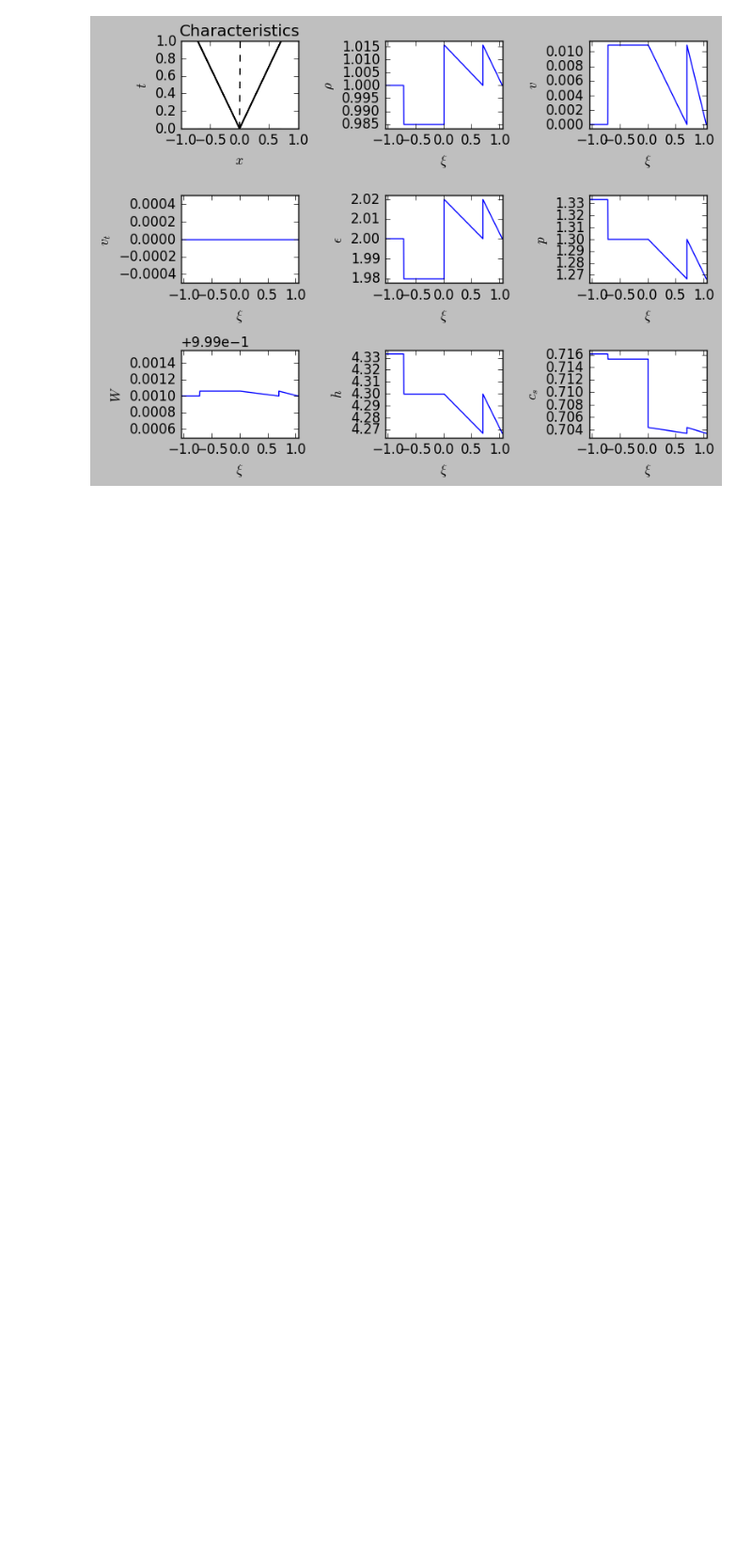
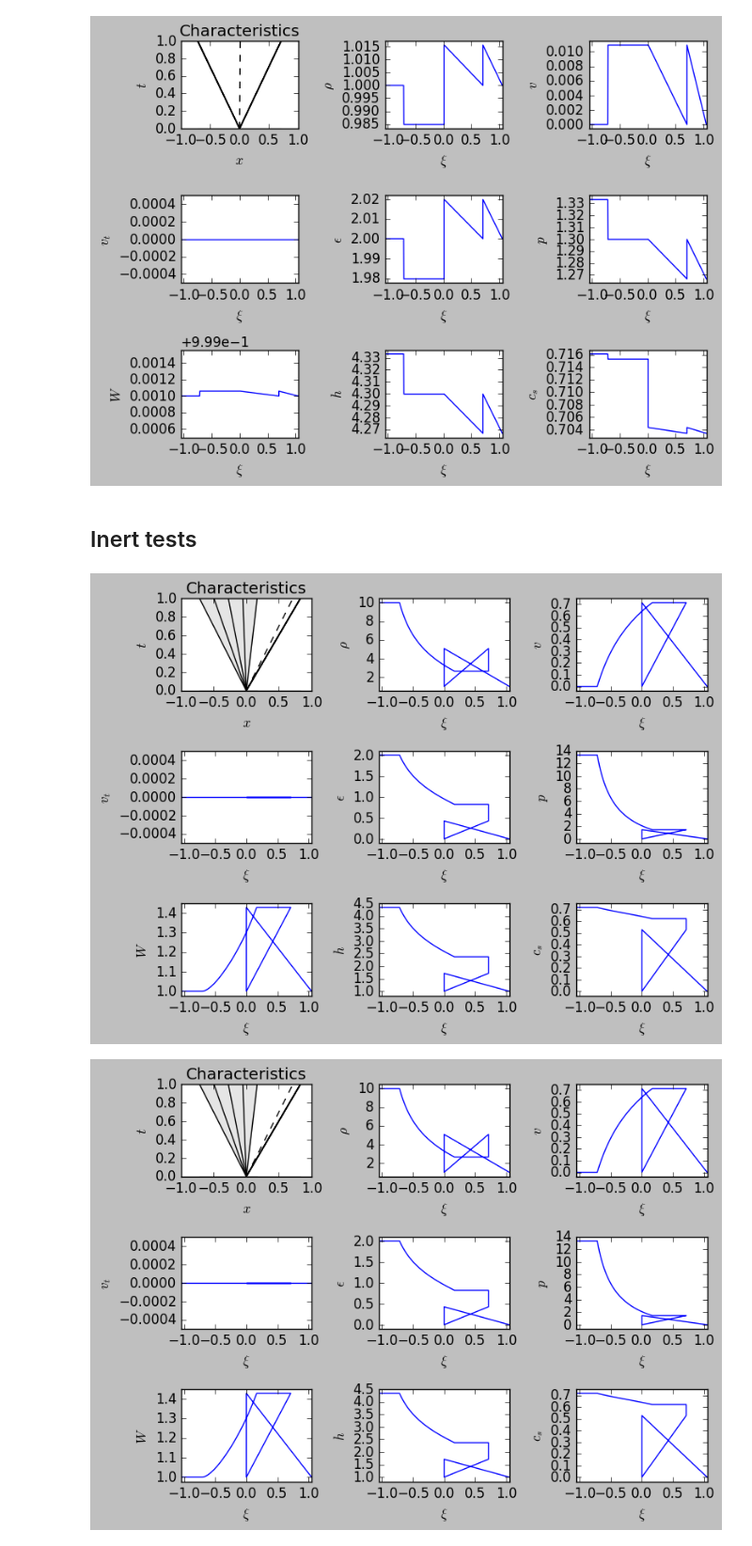
Before and after one commit to harpolea/r3d2, a Jupyter notebook: r3d2-testing.ipynb, the cells around one changed output. Shown at 94% size. Cells and saved outputs as stored; diff of their text form; code cells hidden in the pictures; blank space fills up the shorter version.

Commit message:
Add in the inert tests: plotting is broken in all cases, but the results are right.

```diff
--- a/r3d2-testing.ipynb
+++ b/r3d2-testing.ipynb
@@ -46,3 +34,26 @@ Attempt: (2,), (2, 8)
 display_png(rp)
 # %% [output]
 [figure]
+# %% [markdown]
+## Inert tests
+# %%
+eos = eos_defns.eos_gamma_law(5.0/3.0)
+test_1_w_left = State(10.0, 0.0, 0.0, 2.0, eos, label="L")
+test_1_w_right = State(1.0, 0.0, 0.0, 1.5e-6, eos, label="R")
+test_1_rp = RiemannProblem(test_1_w_left, test_1_w_right)
+test_2_w_left = State(1.0, 0.0, 0.0, 1500.0, eos, label="L")
+test_2_w_right = State(1.0, 0.0, 0.0, 1.5e-2, eos, label="R")
+test_2_rp = RiemannProblem(test_2_w_left, test_2_w_right)
+test_3_w_left = State(1.0, 0.0, 0.0, 1500, eos, label="L")
+test_3_w_right = State(1.0, 0.0, 0.99, 0.015, eos, label="R")
+test_3_rp = RiemannProblem(test_3_w_left, test_3_w_right)
+test_4_w_left = State(1.0, 0.0, 0.9, 1500, eos, label="L")
+test_4_w_right = State(1.0, 0.0, 0.9, 0.015, eos, label="R")
+test_4_rp = RiemannProblem(test_4_w_left, test_4_w_right);
+# %%
+for i in test_1_rp, test_2_rp, test_3_rp, test_4_rp:
+    display(i)
+    display_png(i)
+# %% [output]
+[figure, added]
+[figure, added]
```
Also changed, not shown: parts of 2 cells of this notebook.
